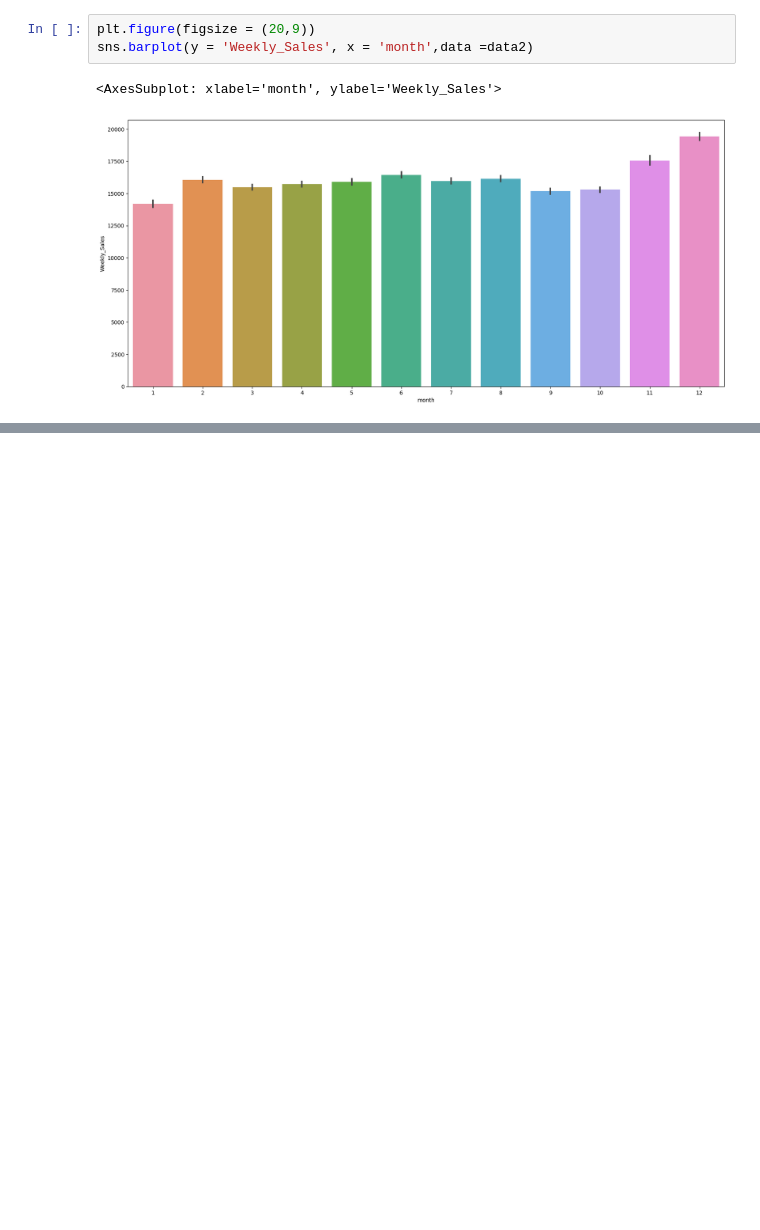
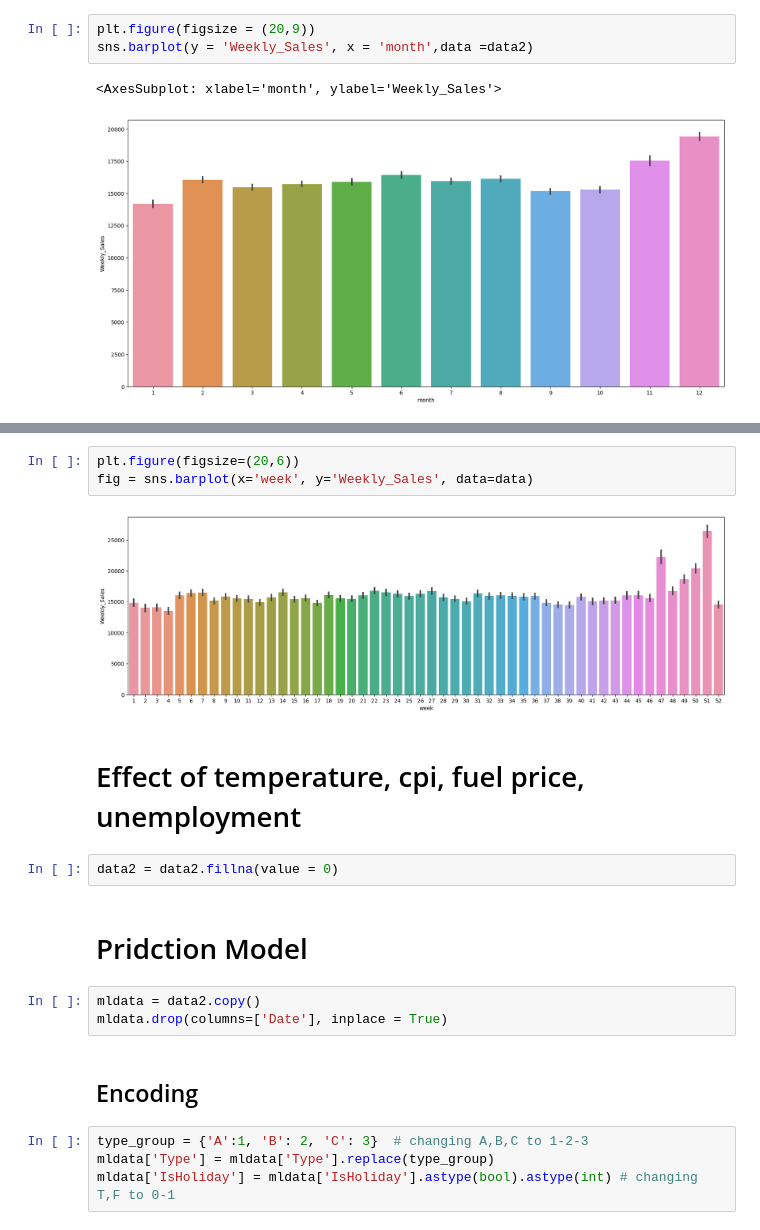
Before and after one commit to parn-jain/Data_Analytsis_Projects, a Jupyter notebook: ML Projects/Walmart/Walmart Sales Predction.ipynb, the cells around one changed output, grey strips where cells are left out. Saved outputs shown, nothing was run; the diff lists cells and outputs as text; blank space fills up the shorter version.

```diff
--- a/ML Projects/Walmart/Walmart Sales Predction.ipynb
+++ b/ML Projects/Walmart/Walmart Sales Predction.ipynb
@@ -513,0 +570,20 @@ sns.barplot(y = 'Weekly_Sales', x = 'month',data =data2)
+# %%
+plt.figure(figsize=(20,6))
+fig = sns.barplot(x='week', y='Weekly_Sales', data=data)
+# %% [output]
+[figure, added]
+# %% [markdown]
+# Effect of temperature, cpi, fuel price, unemployment
+# %%
+data2 = data2.fillna(value = 0)
+# %% [markdown]
+# Pridction Model
+# %%
+mldata = data2.copy()
+mldata.drop(columns=['Date'], inplace = True)
+# %% [markdown]
+## Encoding
+# %%
+type_group = {'A':1, 'B': 2, 'C': 3}  # changing A,B,C to 1-2-3
+mldata['Type'] = mldata['Type'].replace(type_group)
+mldata['IsHoliday'] = mldata['IsHoliday'].astype(bool).astype(int) # changing T,F to 0-1
```
Also changed, not shown: parts of 12 cells of this notebook, 1 other file.
